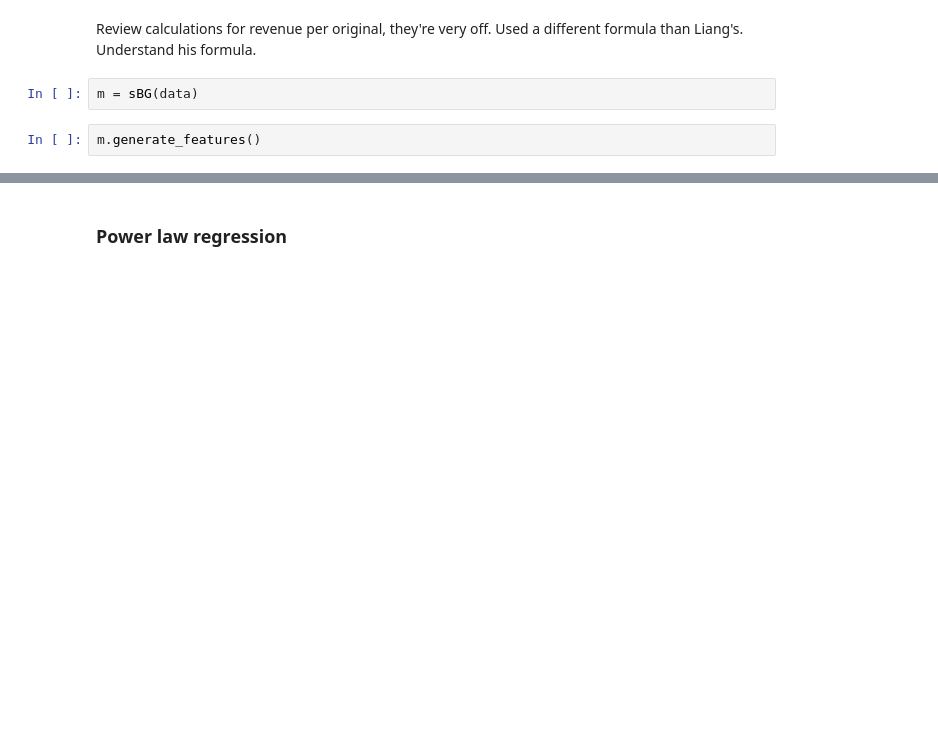
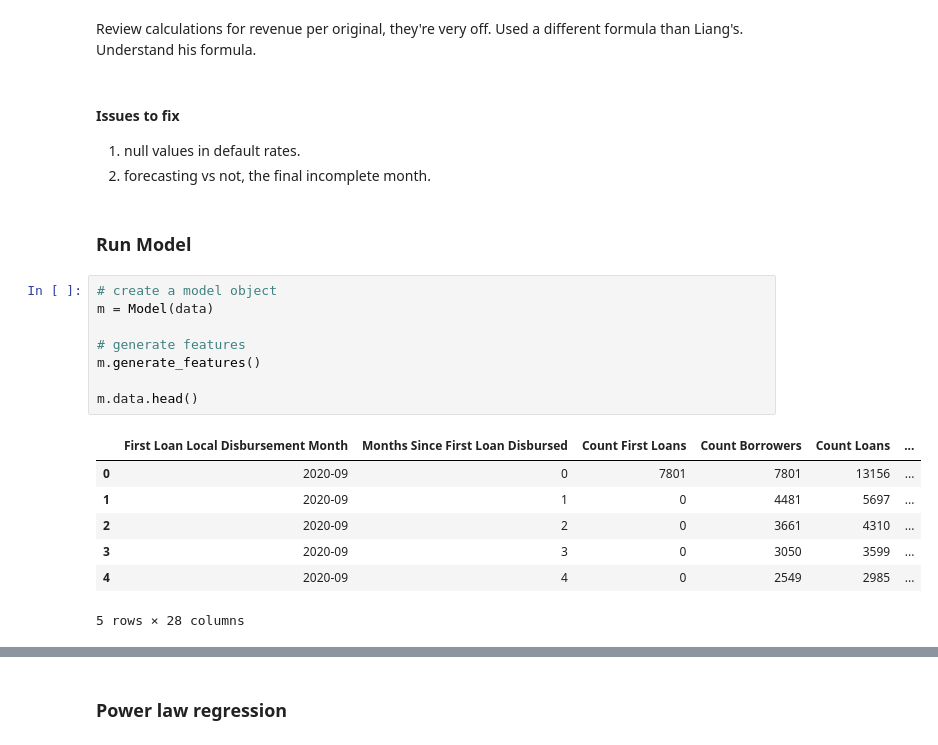
Before and after one commit to kliao-tala/pyltv, a Jupyter notebook: pLTV EA.ipynb, the cells around one changed output, grey strips where cells are left out. Saved outputs shown, nothing was run; the diff lists cells and outputs as text; blank space fills up the shorter version.

```diff
--- a/pLTV EA.ipynb
+++ b/pLTV EA.ipynb
@@ -225,7 +222,26 @@ class sBG:
         fig.show()
 # %% [markdown]
 Review calculations for revenue per original, they're very off. Used a different formula than Liang's. Understand his formula.
+# %% [markdown]
+#### Issues to fix
+
+1. null values in default rates.
+2. forecasting vs not, the final incomplete month.
+# %% [markdown]
+### Run Model
 # %%
-m = sBG(data)
+# create a model object
+m = Model(data)
+
+# generate features
+m.generate_features()
+
+m.data.head()
+# %% [output]
+|  | First Loan Local Disbursement Month | Months Since First Loan Disbursed | Count First Loans | Count Borrowers | Count Loans | ... |
+| 0 | 2020-09 | 0 | 7801 | 7801 | 13156 | ... |
+| 1 | 2020-09 | 1 | 0 | 4481 | 5697 | ... |
+| 2 | 2020-09 | 2 | 0 | 3661 | 4310 | ... |
+| 3 | 2020-09 | 3 | 0 | 3050 | 3599 | ... |
+| 4 | 2020-09 | 4 | 0 | 2549 | 2985 | ... |
+5 rows × 28 columns
-# %%
-m.generate_features()
```
Also changed, not shown: parts of 29 cells of this notebook, 3 other files.
